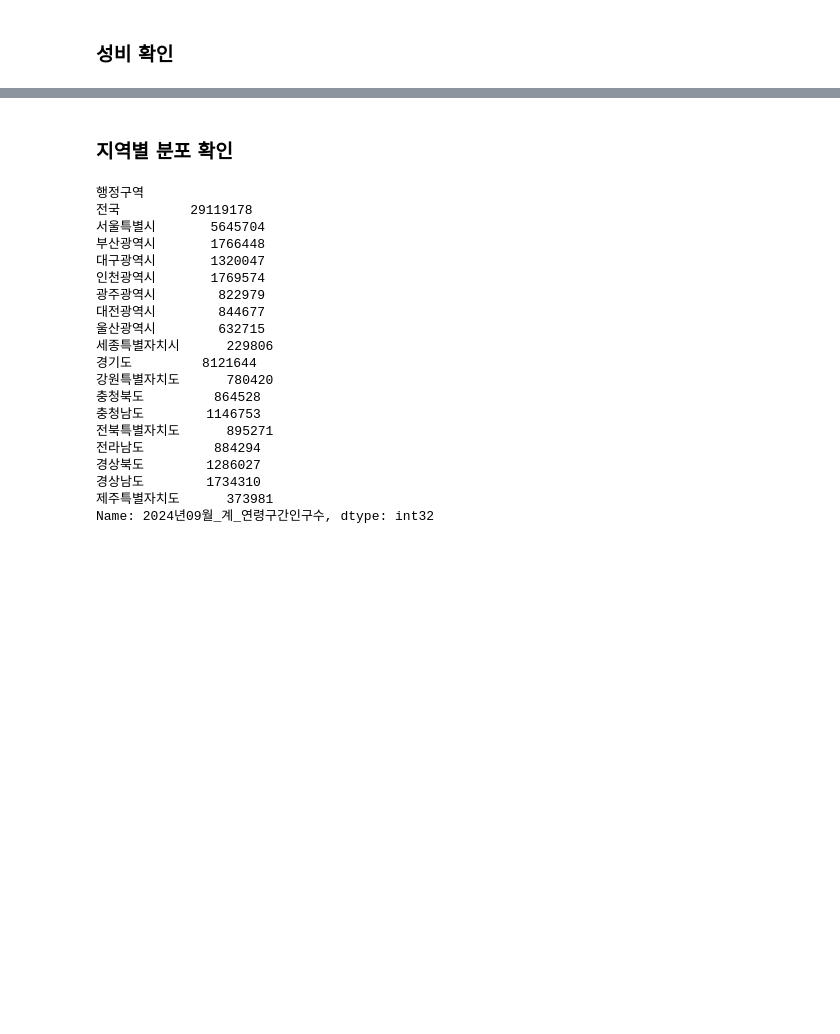
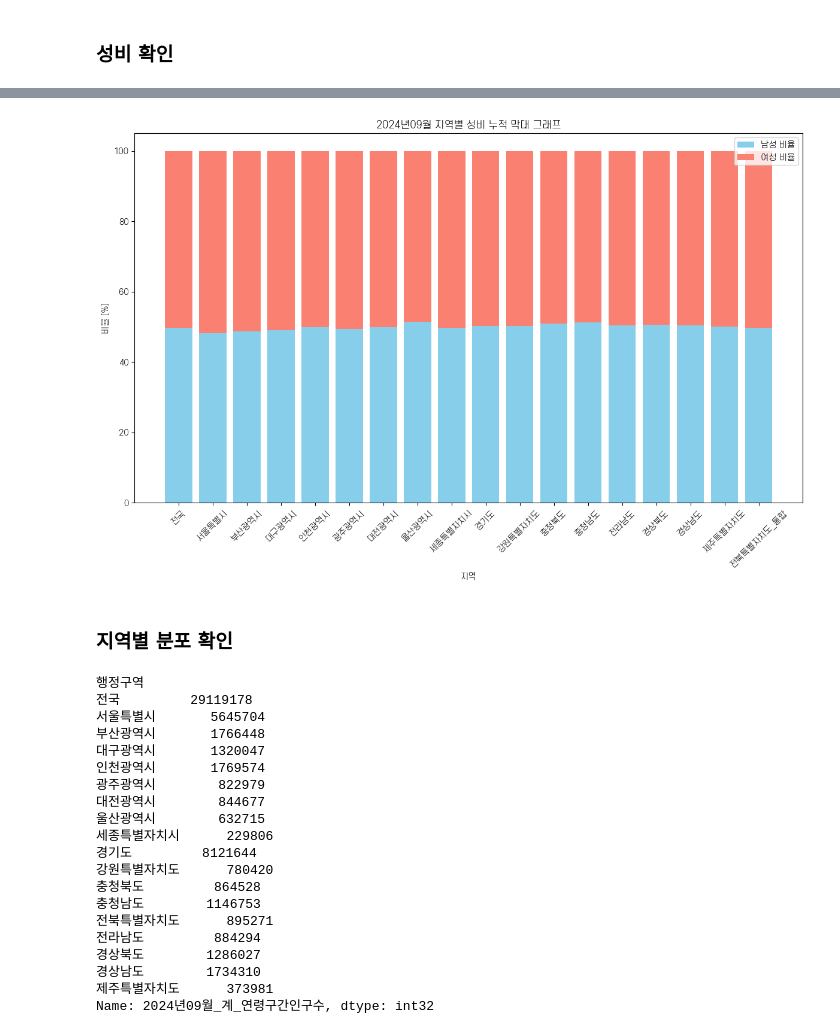
Before and after one commit to HyeonjiKim-edu/DataAnalysis, a Jupyter notebook: 25_파이썬데이터분석_실습_-인구구조데이터(수정).ipynb, the cells around one changed output, grey strips where cells are left out. Saved outputs shown, nothing was run; the diff lists cells and outputs as text; code cells hidden in the pictures; blank space fills up the shorter version.

```diff
--- a/25_파이썬데이터분석_실습_-인구구조데이터(수정).ipynb
+++ b/25_파이썬데이터분석_실습_-인구구조데이터(수정).ipynb
@@ -492,3 +479,25 @@ all_s
+# %%
+# 남성 비율과 여성 비율 계산
+df2['남성 비율'] = df2['2024년09월_남자 인구수'] / (df2['2024년09월_남자 인구수'] + df2['2024년09월_여자 인구수']) * 100
+df2['여성 비율'] = df2['2024년09월_여자 인구수'] / (df2['2024년09월_남자 인구수'] + df2['2024년09월_여자 인구수']) * 100
+
+# 그래프 설정
+plt.figure(figsize=(12, 8))
+
+# 남성 비율과 여성 비율을 누적 막대로 그리기
+plt.bar(df2.index, df2['남성 비율'], label='남성 비율', color='skyblue')
+plt.bar(df2.index, df2['여성 비율'], bottom=df2['남성 비율'], label='여성 비율', color='salmon')
+
+# 레이블 설정
+plt.xticks(rotation=45)
+plt.xlabel('지역')
+plt.ylabel('비율 (%)')
+plt.title('2024년09월 지역별 성비 누적 막대 그래프')
+plt.legend()
+plt.tight_layout()
+plt.show()
+# %% [output]
+[figure, added]
 # %% [markdown]
 ### 지역별 분포 확인
 # %%
```
Also changed, not shown: parts of 3 cells of this notebook.
